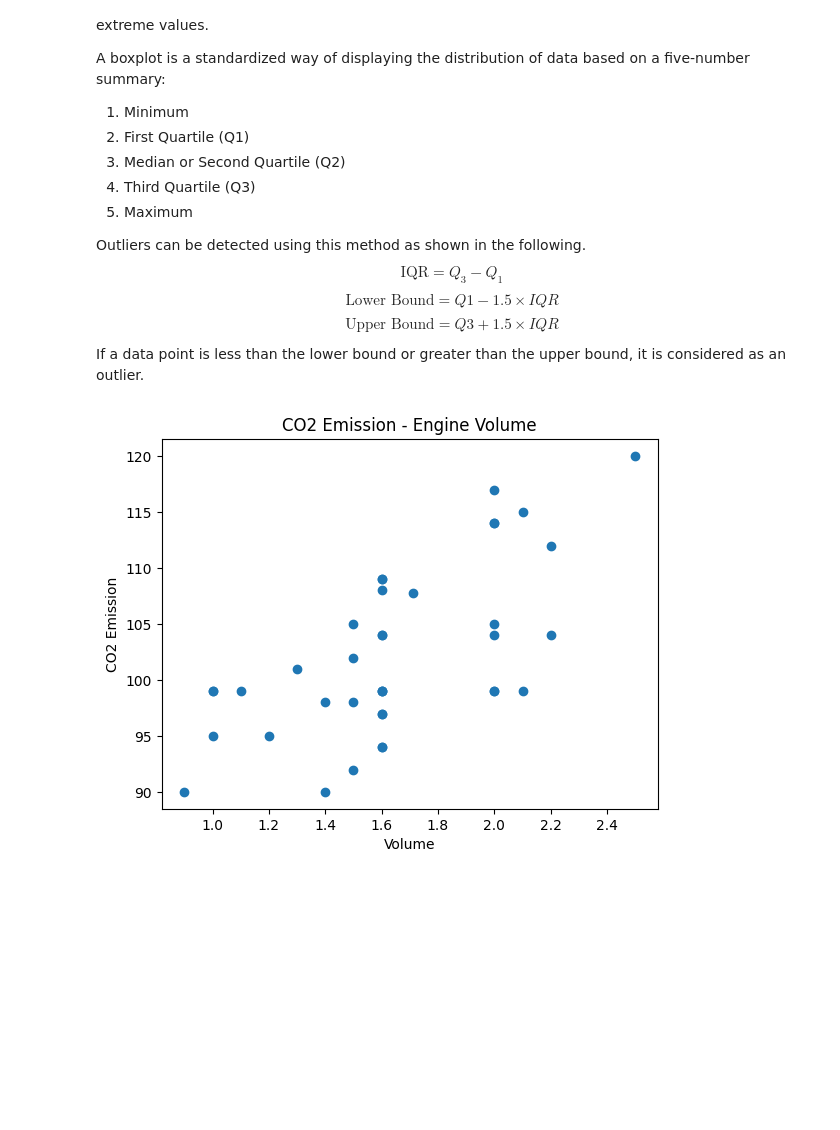
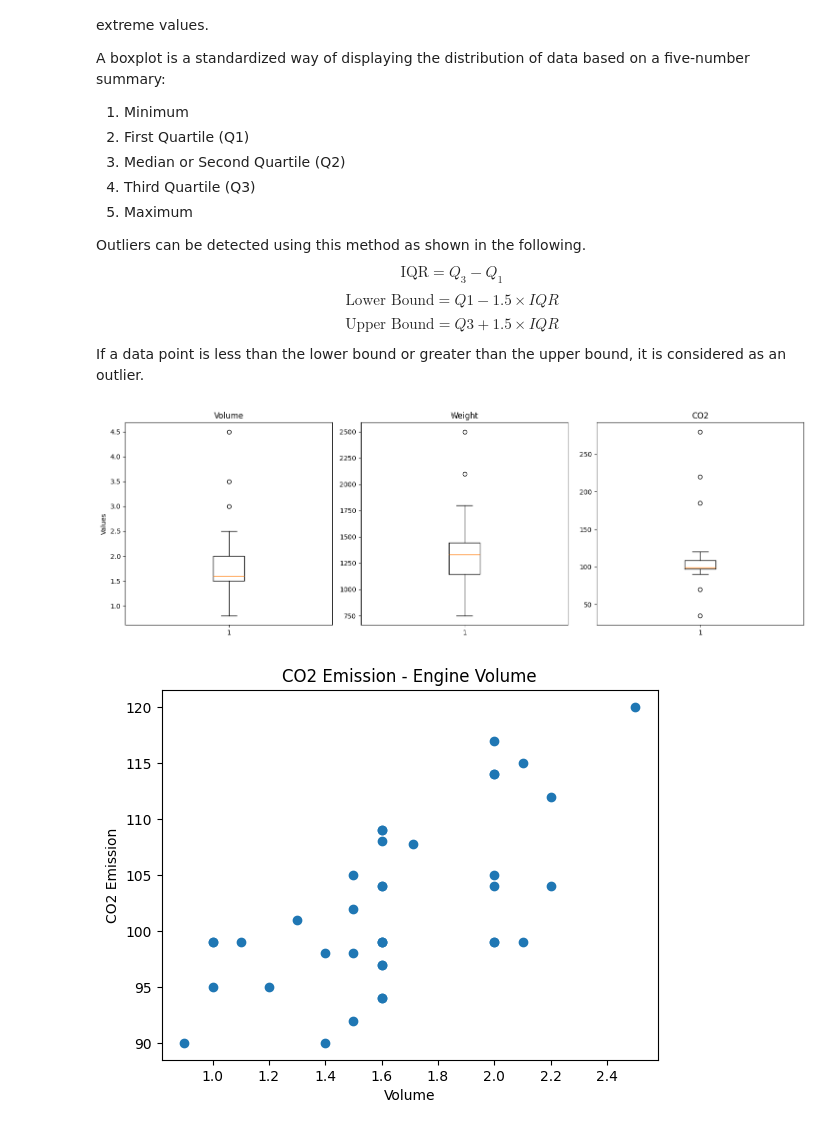
Before and after one commit to AmirhosseinMuhammadi/Machine-Learning-Course, a Jupyter notebook: notebooks/chapter_03_linearity.ipynb, the cells around one changed output. Drawn from its saved outputs; the diff is of its cells as text; code cells hidden in the pictures; blank space fills up the shorter version.

```diff
--- a/notebooks/chapter_03_linearity.ipynb
+++ b/notebooks/chapter_03_linearity.ipynb
@@ -269,6 +269,26 @@ $$ \text{Lower Bound} = Q1 - 1.5 \times IQR $$
 $$ \text{Upper Bound} = Q3 + 1.5 \times IQR $$
 
 If a data point is less than the lower bound or greater than the upper bound, it is considered as an outlier.
+# %%
+fig, axes = plt.subplots(1, 3, figsize=(15, 5))
+
+# Volume boxplot
+axes[0].boxplot(df["Volume"])
+axes[0].set_title('Volume')
+axes[0].set_ylabel('Values')
+
+# Weight boxplot
+axes[1].boxplot(df["Weight"])
+axes[1].set_title('Weight')
+
+# CO2 boxplot
+axes[2].boxplot(df["CO2"])
+axes[2].set_title('CO2')
+
+plt.tight_layout()
+plt.show()
+# %% [output]
+[figure, added]
 # %%
 columns = ["Volume", "Weight", "CO2"]
 
```
Also changed, not shown: parts of 3 cells of this notebook.
